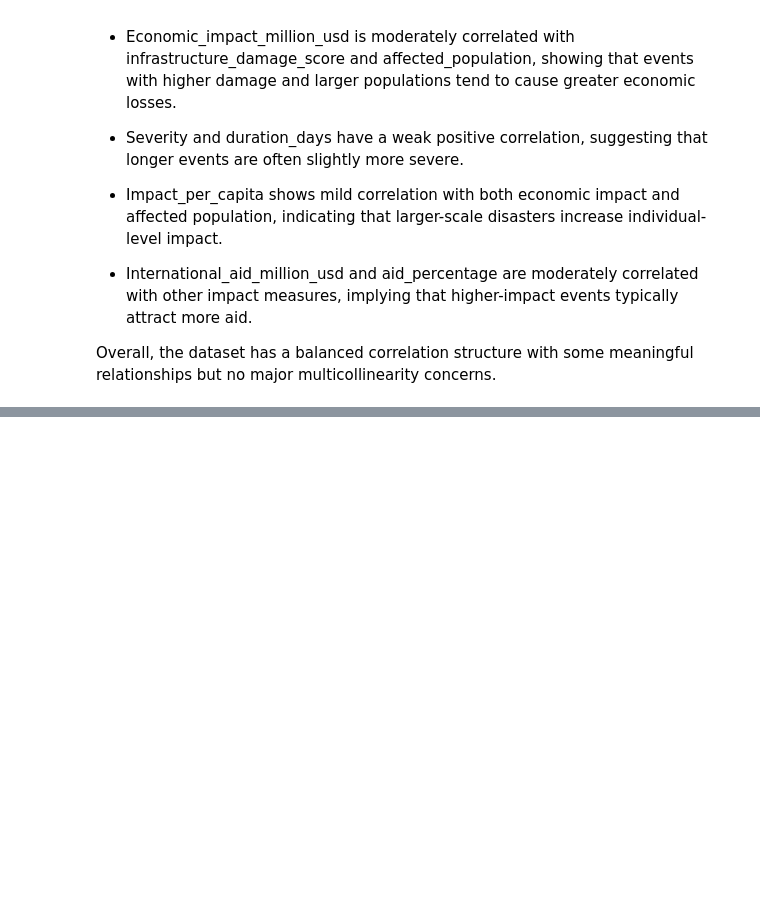
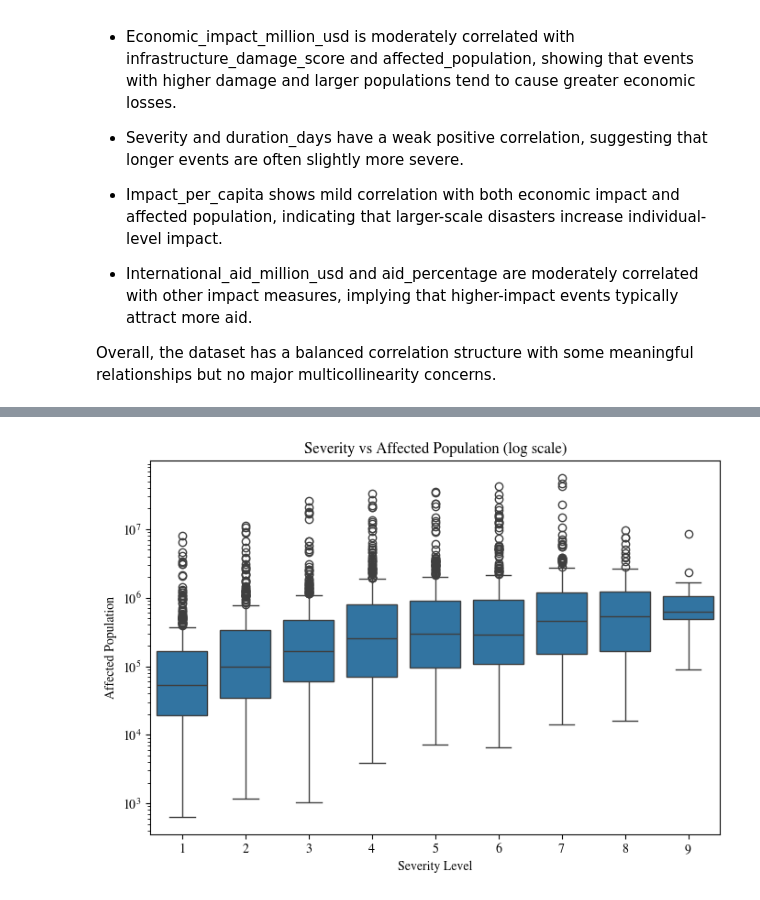
Before and after one commit to samyukrishnasamy/DS3001-Midterm-Project, a Jupyter notebook: exploratory_data_analysis.ipynb, the cells around one changed output, grey strips where cells are left out. Cells and saved outputs as stored; diff of their text form; code cells hidden in the pictures; blank space fills up the shorter version.

```diff
--- a/exploratory_data_analysis.ipynb
+++ b/exploratory_data_analysis.ipynb
@@ -324,0 +318,15 @@ plt.show()
+# %%
+plt.figure(figsize=(7,5))
+sns.boxplot(
+    data=df,
+    x='severity',
+    y='affected_population',
+)
+plt.yscale("log")
+plt.title("Severity vs Affected Population (log scale)")
+plt.xlabel("Severity Level")
+plt.ylabel("Affected Population")
+plt.tight_layout()
+plt.show()
+# %% [output]
+[figure, added]
```
Also changed, not shown: parts of 16 cells of this notebook, 1 other file.
